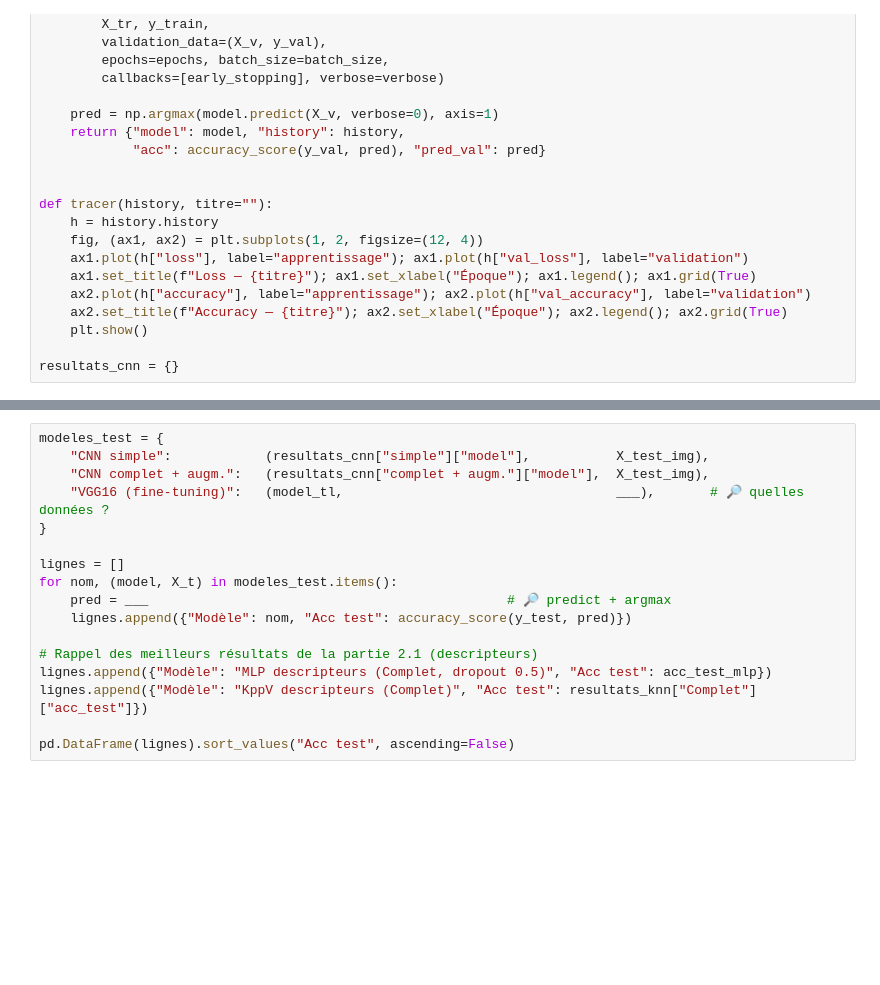
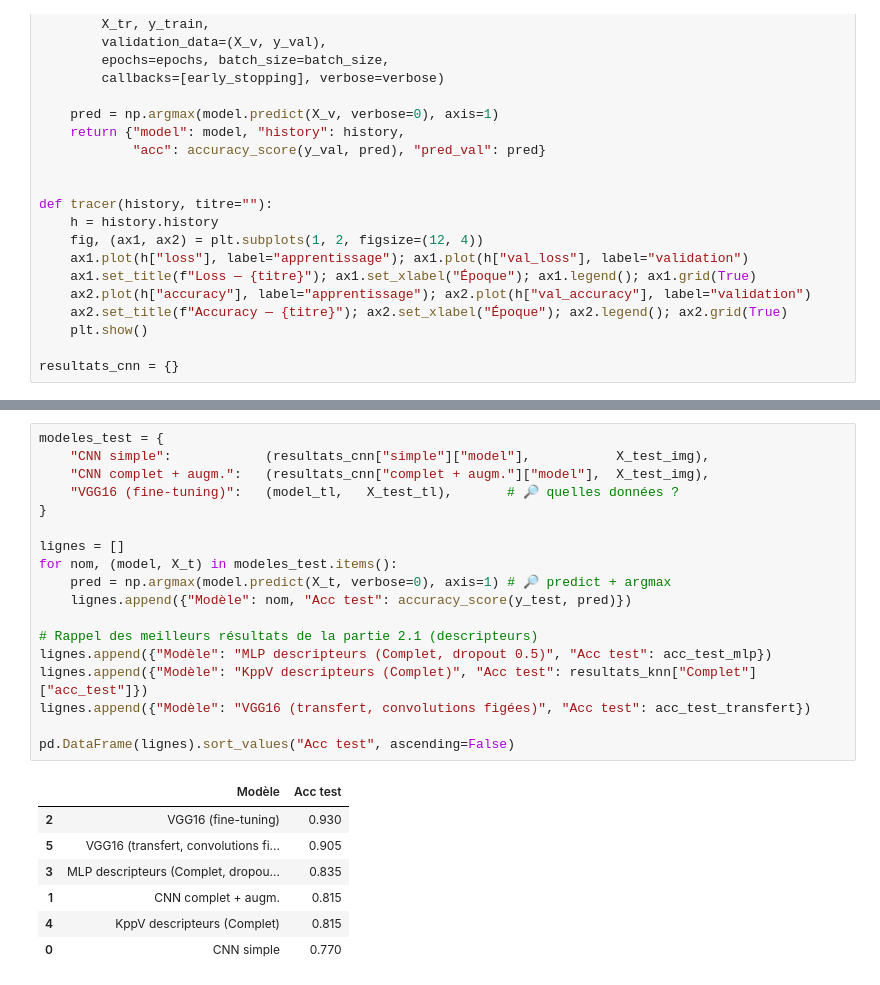
Before and after one commit to Maxtrxn/ml, a Jupyter notebook: tp2/tp2_pt2.ipynb, the cells around one changed output, grey strips where cells are left out. Drawn from its saved outputs; the diff is of its cells as text; blank space fills up the shorter version.

```diff
--- a/tp2/tp2_pt2.ipynb
+++ b/tp2/tp2_pt2.ipynb
@@ -662,20 +900,29 @@ pd.DataFrame({
 # %%
 modeles_test = {
     "CNN simple":            (resultats_cnn["simple"]["model"],           X_test_img),
     "CNN complet + augm.":   (resultats_cnn["complet + augm."]["model"],  X_test_img),
-    "VGG16 (fine-tuning)":   (model_tl,                                   ___),       # 🔎 quelles données ?
+    "VGG16 (fine-tuning)":   (model_tl,   X_test_tl),       # 🔎 quelles données ?
 }
 
 lignes = []
 for nom, (model, X_t) in modeles_test.items():
-    pred = ___                                              # 🔎 predict + argmax
+    pred = np.argmax(model.predict(X_t, verbose=0), axis=1) # 🔎 predict + argmax
     lignes.append({"Modèle": nom, "Acc test": accuracy_score(y_test, pred)})
 
 # Rappel des meilleurs résultats de la partie 2.1 (descripteurs)
 lignes.append({"Modèle": "MLP descripteurs (Complet, dropout 0.5)", "Acc test": acc_test_mlp})
 lignes.append({"Modèle": "KppV descripteurs (Complet)", "Acc test": resultats_knn["Complet"]["acc_test"]})
+lignes.append({"Modèle": "VGG16 (transfert, convolutions figées)", "Acc test": acc_test_transfert})
 
 pd.DataFrame(lignes).sort_values("Acc test", ascending=False)
+# %% [output]
+|  | Modèle | Acc test |
+| 2 | VGG16 (fine-tuning) | 0.930 |
+| 5 | VGG16 (transfert, convolutions fi... | 0.905 |
+| 3 | MLP descripteurs (Complet, dropou... | 0.835 |
+| 1 | CNN complet + augm. | 0.815 |
+| 4 | KppV descripteurs (Complet) | 0.815 |
+| 0 | CNN simple | 0.770 |
 # %%
 # Matrice de confusion du meilleur modèle profond
 pred_best = np.argmax(model_tl.predict(X_test_tl, verbose=0), axis=1)
```
Also changed, not shown: parts of 25 cells of this notebook, 2 other files.
